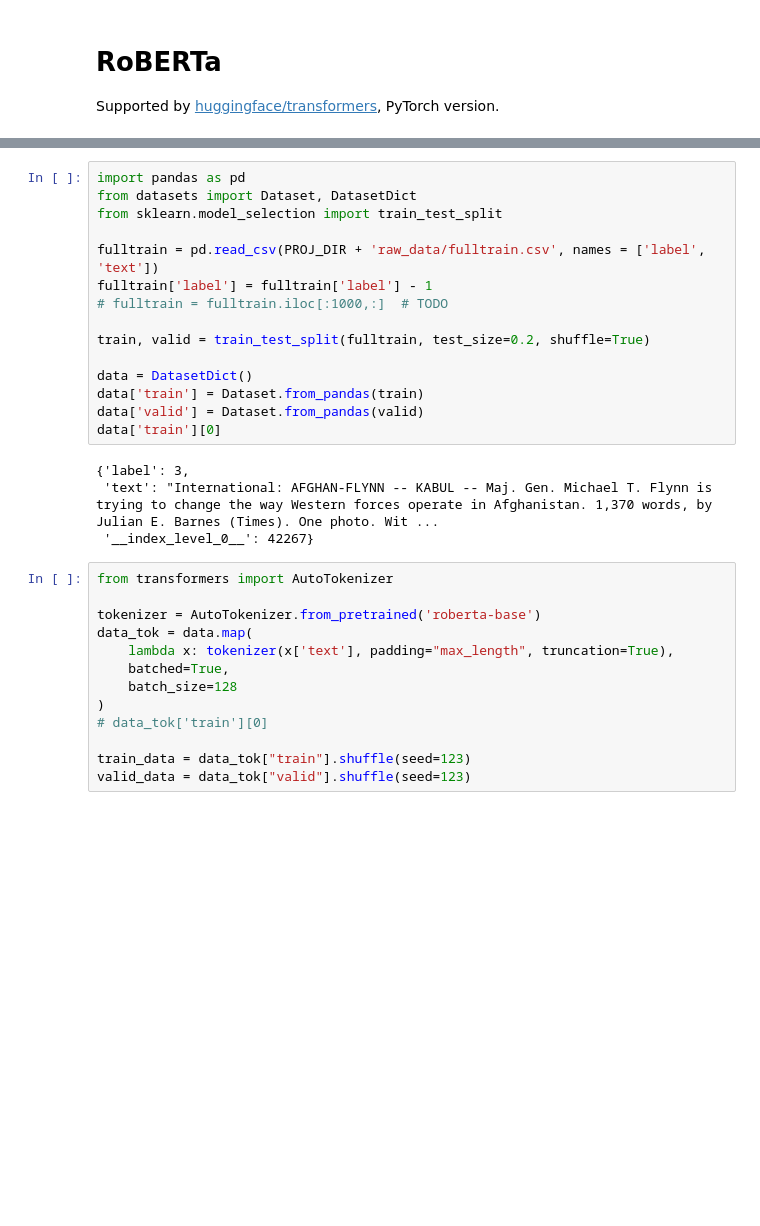
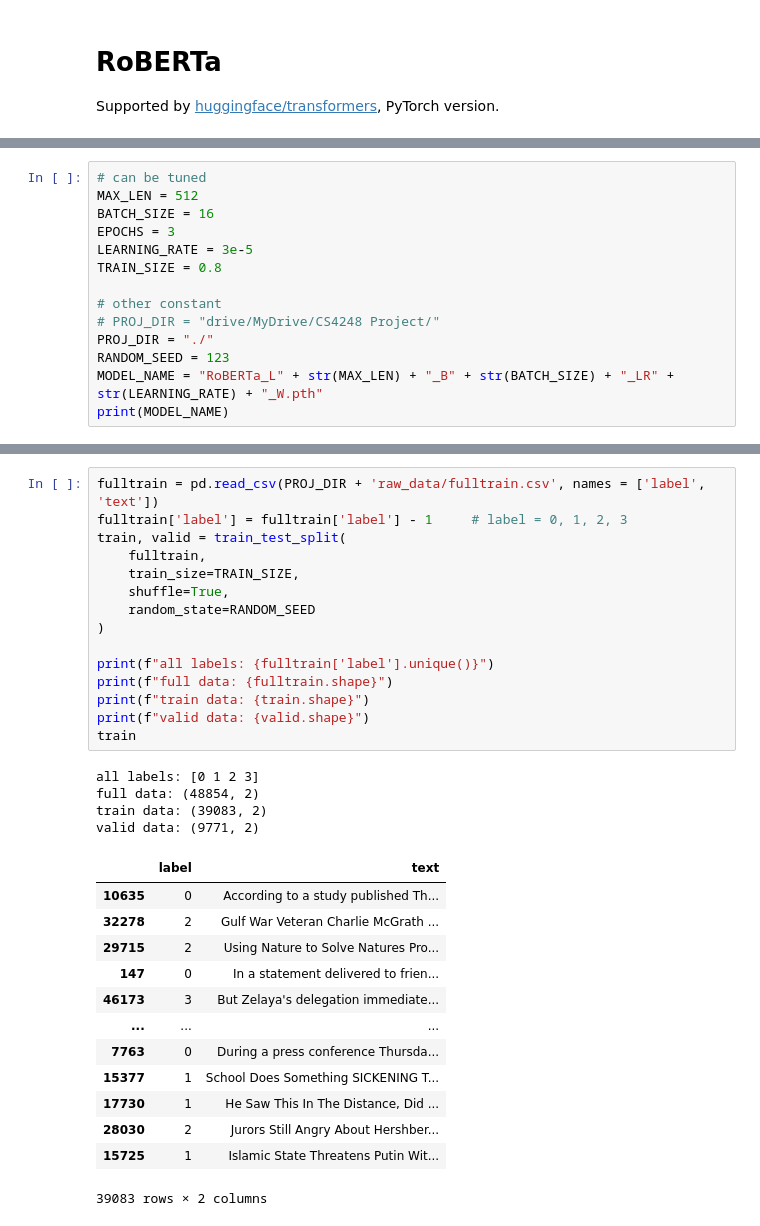
Before and after one commit to oooo26/CS4248_project, a Jupyter notebook: models/RoBERTa.ipynb, the cells around one changed output, grey strips where cells are left out. Drawn from its saved outputs; the diff is of its cells as text; blank space fills up the shorter version.

```diff
--- a/models/RoBERTa.ipynb
+++ b/models/RoBERTa.ipynb
@@ -14,0 +31,14 @@ Drive already mounted at /content/drive; to attempt to forcibly remount, call dr
+# %%
+# can be tuned
+MAX_LEN = 512
+BATCH_SIZE = 16
+EPOCHS = 3
+LEARNING_RATE = 3e-5
+TRAIN_SIZE = 0.8
+
+# other constant
+# PROJ_DIR = "drive/MyDrive/CS4248 Project/"
+PROJ_DIR = "./"
+RANDOM_SEED = 123
+MODEL_NAME = "RoBERTa_L" + str(MAX_LEN) + "_B" + str(BATCH_SIZE) + "_LR" + str(LEARNING_RATE) + "_W.pth"
+print(MODEL_NAME)
@@ -15,32 +74,33 @@ Drive already mounted at /content/drive; to attempt to forcibly remount, call dr
 # %%
-import pandas as pd
-from datasets import Dataset, DatasetDict
-from sklearn.model_selection import train_test_split
+fulltrain = pd.read_csv(PROJ_DIR + 'raw_data/fulltrain.csv', names = ['label', 'text'])
+fulltrain['label'] = fulltrain['label'] - 1     # label = 0, 1, 2, 3
+train, valid = train_test_split(
+    fulltrain,
+    train_size=TRAIN_SIZE,
+    shuffle=True,
+    random_state=RANDOM_SEED
+)
 
-fulltrain = pd.read_csv(PROJ_DIR + 'raw_data/fulltrain.csv', names = ['label', 'text'])
-fulltrain['label'] = fulltrain['label'] - 1
-# fulltrain = fulltrain.iloc[:1000,:]  # TODO
-
-train, valid = train_test_split(fulltrain, test_size=0.2, shuffle=True)
-
-data = DatasetDict()
-data['train'] = Dataset.from_pandas(train)
-data['valid'] = Dataset.from_pandas(valid)
-data['train'][0]
+print(f"all labels: {fulltrain['label'].unique()}")
+print(f"full data: {fulltrain.shape}")
+print(f"train data: {train.shape}")
+print(f"valid data: {valid.shape}")
+train
 # %% [output]
-{'label': 3,
- 'text': "International: AFGHAN-FLYNN -- KABUL -- Maj. Gen. Michael T. Flynn is trying to change the way Western forces operate in Afghanistan. 1,370 words, by Julian E. Barnes (Times). One photo. Wit ...
- '__index_level_0__': 42267}
+all labels: [0 1 2 3]
+full data: (48854, 2)
+train data: (39083, 2)
+valid data: (9771, 2)
+|  | label | text |
+| 10635 | 0 | According to a study published Th... |
+| 32278 | 2 | Gulf War Veteran Charlie McGrath ... |
+| 29715 | 2 | Using Nature to Solve Natures Pro... |
+| 147 | 0 | In a statement delivered to frien... |
+| 46173 | 3 | But Zelaya's delegation immediate... |
+| ... | ... | ... |
+| 7763 | 0 | During a press conference Thursda... |
+| 15377 | 1 | School Does Something SICKENING T... |
+| 17730 | 1 | He Saw This In The Distance, Did ... |
+| 28030 | 2 | Jurors Still Angry About Hershber... |
+| 15725 | 1 | Islamic State Threatens Putin Wit... |
+39083 rows × 2 columns
-# %%
-from transformers import AutoTokenizer
-
-tokenizer = AutoTokenizer.from_pretrained('roberta-base')
-data_tok = data.map(
-    lambda x: tokenizer(x['text'], padding="max_length", truncation=True),
-    batched=True,
-    batch_size=128
-)
-# data_tok['train'][0]
-
-train_data = data_tok["train"].shuffle(seed=123)
-valid_data = data_tok["valid"].shuffle(seed=123)
```
Also changed, not shown: parts of 22 cells of this notebook, 7 other files.
